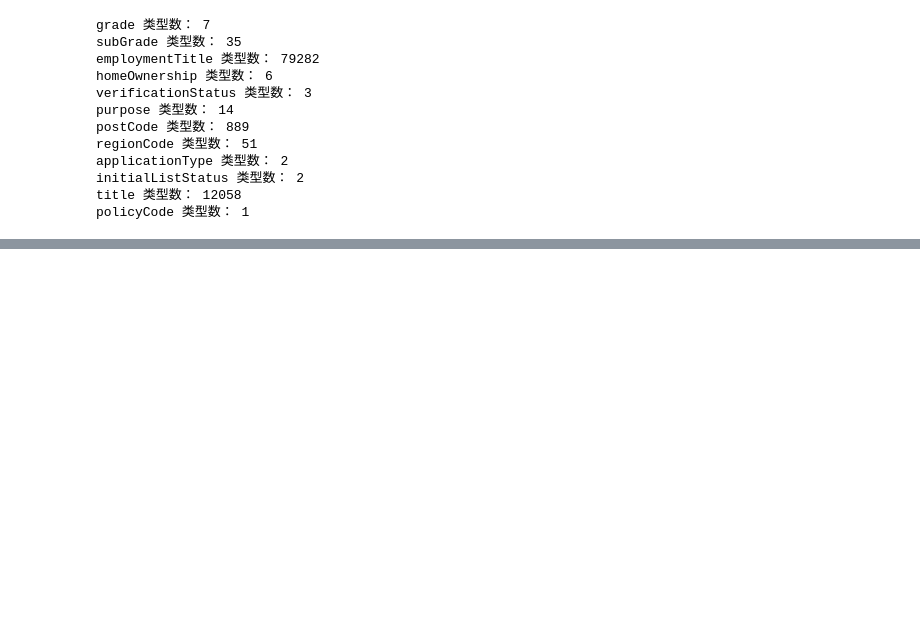
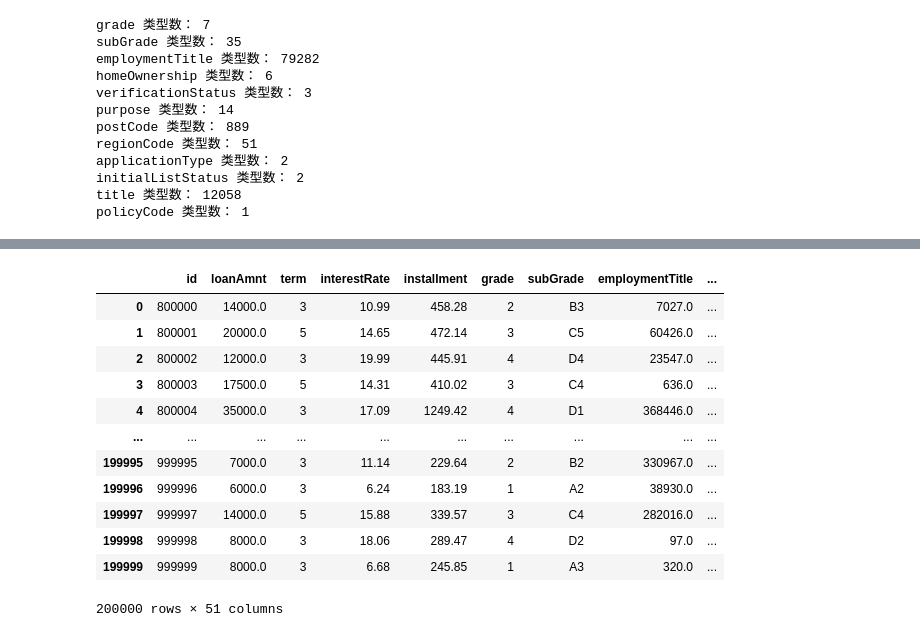
Before and after one commit to highroom/FinancialRiskControl, a Jupyter notebook: Task3 特征工程.ipynb, the cells around one changed output, grey strips where cells are left out. Saved outputs shown, nothing was run; the diff lists cells and outputs as text; code cells hidden in the pictures; blank space fills up the shorter version.

```diff
--- a/Task3 特征工程.ipynb
+++ b/Task3 特征工程.ipynb
@@ -161 +210,29 @@ for data in [data_train, data_test_a]:
+# %%
+temp_dict = data_train.groupby('grade')['isDefault'].mean().reset_index().rename(columns={'isDefault': 'grade_target_mean'})
+# %%
+temp_dict = dict(zip(temp_dict['grade'], temp_dict['grade_target_mean']))
+# %%
+data_train['grade_target_mean'] = data_train['grade'].map(temp_dict)
+data_test_a['grade_target_mean'] = data_test_a['grade'].map(temp_dict)
+# %%
+temp_dict = data_train.groupby('subGrade')['isDefault'].mean().reset_index().rename(columns={'isDefault': 'subGrade_target_mean'})
+temp_dict = dict(zip(temp_dict['subGrade'], temp_dict['subGrade_target_mean']))
+data_train['subGrade_target_mean'] = data_train['subGrade'].map(temp_dict)
+data_test_a['subGrade_target_mean'] = data_test_a['subGrade'].map(temp_dict)
+# %%
+data_test_a
+# %% [output]
+|  | id | loanAmnt | term | interestRate | installment | grade | subGrade | employmentTitle | ... |
+| 0 | 800000 | 14000.0 | 3 | 10.99 | 458.28 | 2 | B3 | 7027.0 | ... |
+| 1 | 800001 | 20000.0 | 5 | 14.65 | 472.14 | 3 | C5 | 60426.0 | ... |
+| 2 | 800002 | 12000.0 | 3 | 19.99 | 445.91 | 4 | D4 | 23547.0 | ... |
+| 3 | 800003 | 17500.0 | 5 | 14.31 | 410.02 | 3 | C4 | 636.0 | ... |
+| 4 | 800004 | 35000.0 | 3 | 17.09 | 1249.42 | 4 | D1 | 368446.0 | ... |
+| ... | ... | ... | ... | ... | ... | ... | ... | ... | ... |
+| 199995 | 999995 | 7000.0 | 3 | 11.14 | 229.64 | 2 | B2 | 330967.0 | ... |
+| 199996 | 999996 | 6000.0 | 3 | 6.24 | 183.19 | 1 | A2 | 38930.0 | ... |
+| 199997 | 999997 | 14000.0 | 5 | 15.88 | 339.57 | 3 | C4 | 282016.0 | ... |
+| 199998 | 999998 | 8000.0 | 3 | 18.06 | 289.47 | 4 | D2 | 97.0 | ... |
+| 199999 | 999999 | 8000.0 | 3 | 6.68 | 245.85 | 1 | A3 | 320.0 | ... |
+200000 rows × 51 columns
 # %%
```
Also changed, not shown: parts of 22 cells of this notebook.
